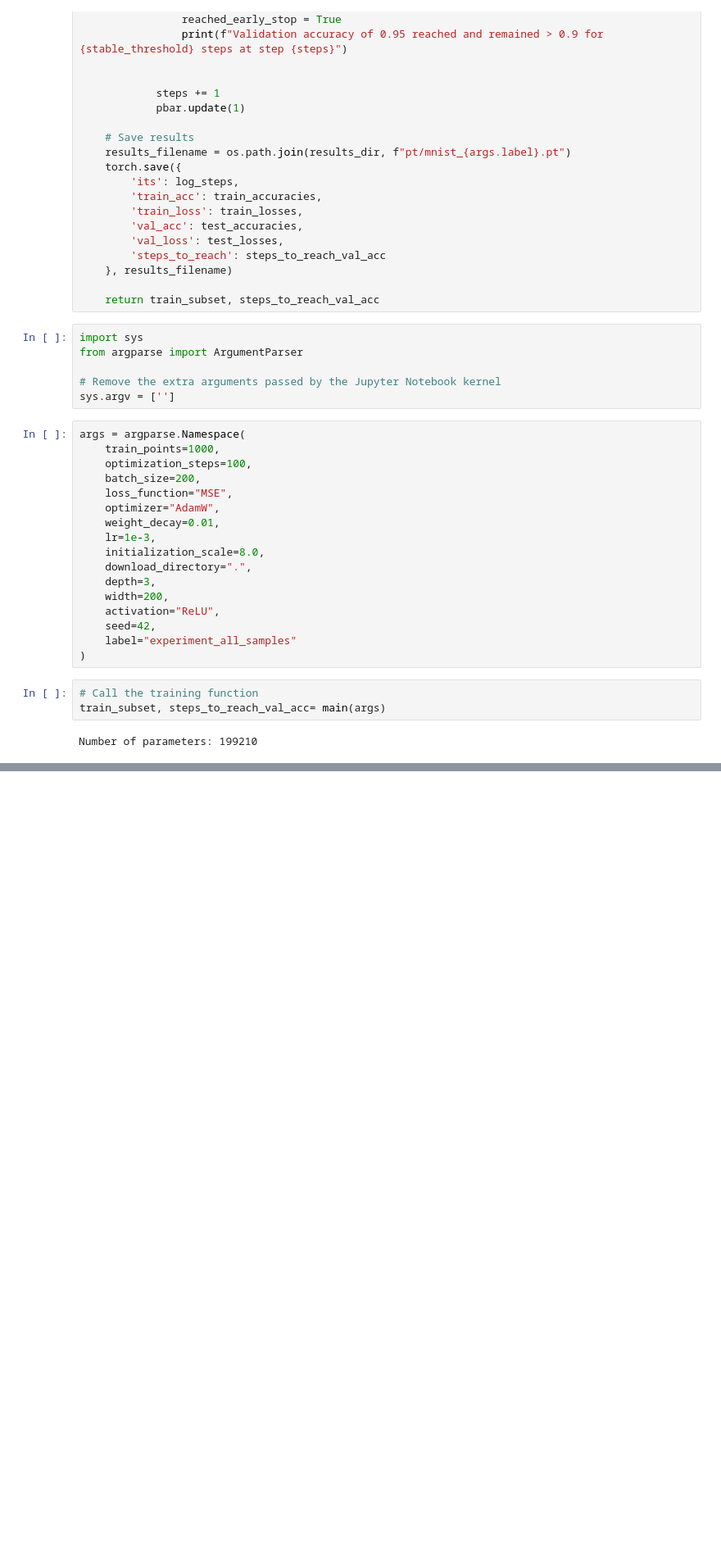
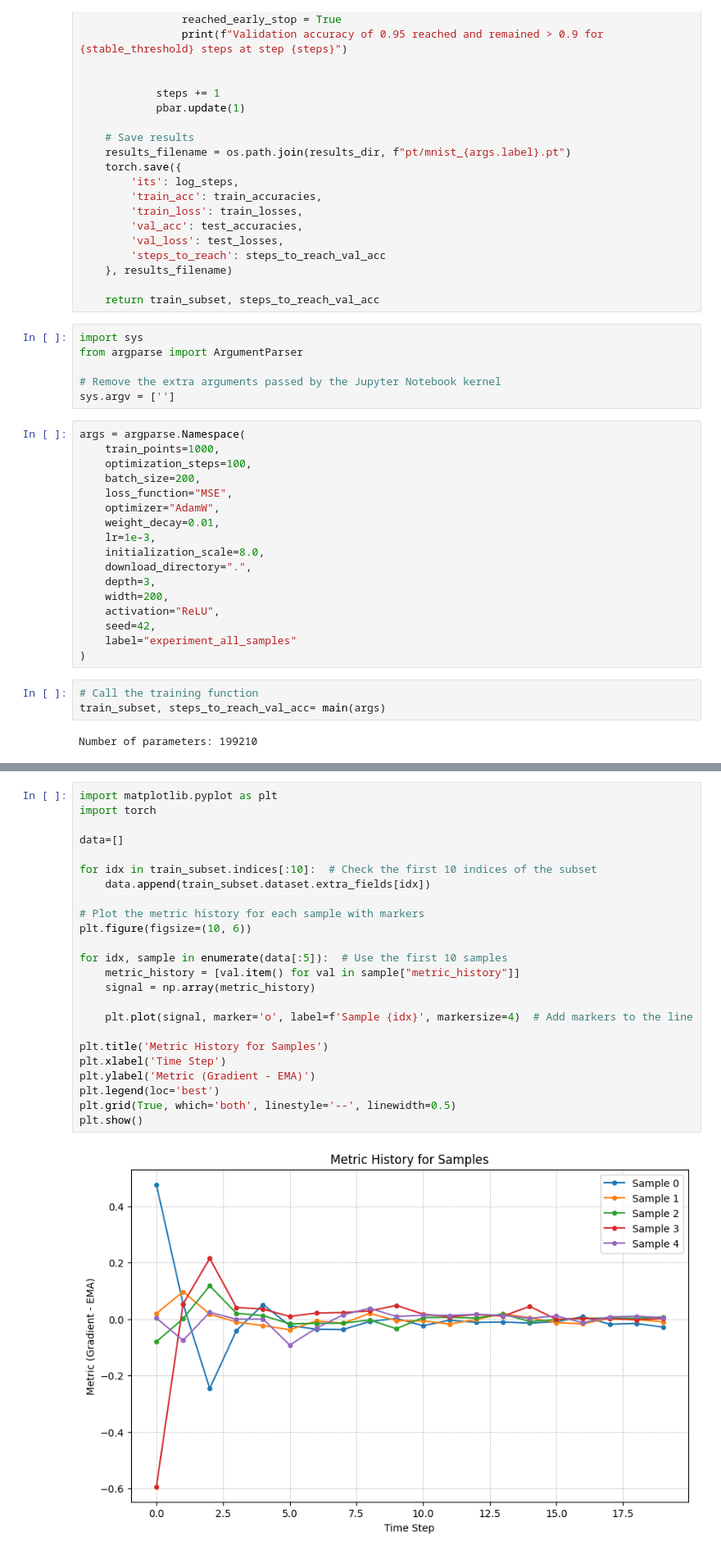
Before and after one commit to nickxir12/PatRec_Project_2024-2025, a Jupyter notebook: MNIST_code/MNIST_sample_complexity.ipynb, the cells around one changed output, grey strips where cells are left out. Shown at 82% size. Saved outputs shown, nothing was run; the diff lists cells and outputs as text; blank space fills up the shorter version.

```diff
--- a/MNIST_code/MNIST_sample_complexity.ipynb
+++ b/MNIST_code/MNIST_sample_complexity.ipynb
@@ -468,3 +470,29 @@ for idx in train_subset.indices[:10]:  # Check the first 10 indices of the subse
 {'ema_grad': tensor(-0.0043), 'metric_history': [tensor(-0.7038), tensor(0.2292), tensor(0.0238), tensor(0.0097), tensor(0.1092), tensor(0.0396), tensor(0.0054), tensor(0.0333), tensor(0.0701), tensor ...
 {'ema_grad': tensor(0.0070), 'metric_history': [tensor(0.2049), tensor(-0.0012), tensor(-0.0359), tensor(-0.0031), tensor(0.0107), tensor(0.0267), tensor(0.0123), tensor(-0.0019), tensor(0.0063), tens ...
 {'ema_grad': tensor(0.0150), 'metric_history': [tensor(1.0124), tensor(0.0905), tensor(-0.3590), tensor(-0.0554), tensor(-0.0762), tensor(-0.0607), tensor(-0.1016), tensor(-0.0528), tensor(-0.0386), t ...
+# %%
+import matplotlib.pyplot as plt
+import torch
+
+data=[]
+
+for idx in train_subset.indices[:10]:  # Check the first 10 indices of the subset
+    data.append(train_subset.dataset.extra_fields[idx])
+
+# Plot the metric history for each sample with markers
+plt.figure(figsize=(10, 6))
+
+for idx, sample in enumerate(data[:5]):  # Use the first 10 samples
+    metric_history = [val.item() for val in sample["metric_history"]]
+    signal = np.array(metric_history)
+
+    plt.plot(signal, marker='o', label=f'Sample {idx}', markersize=4)  # Add markers to the line
+
+plt.title('Metric History for Samples')
+plt.xlabel('Time Step')
+plt.ylabel('Metric (Gradient - EMA)')
+plt.legend(loc='best')
+plt.grid(True, which='both', linestyle='--', linewidth=0.5)
+plt.show()
+# %% [output]
+[figure, added]
```
Also changed, not shown: parts of 6 cells of this notebook.
